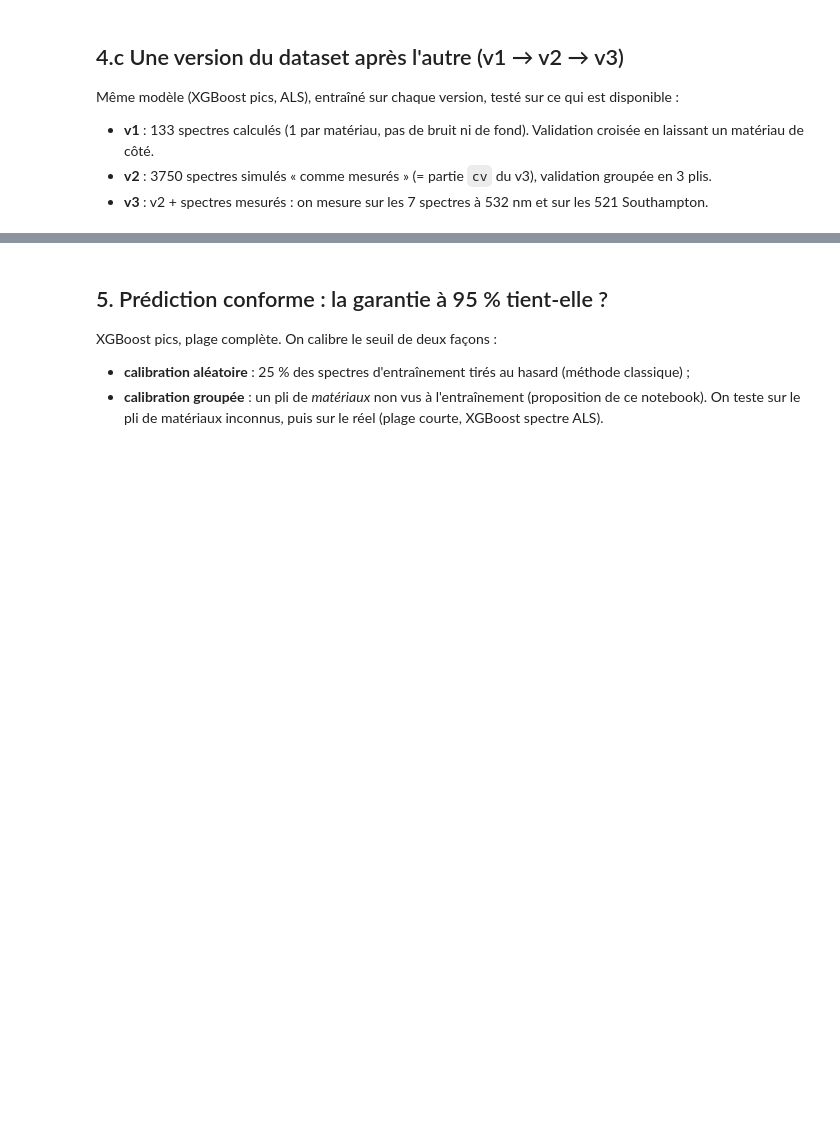
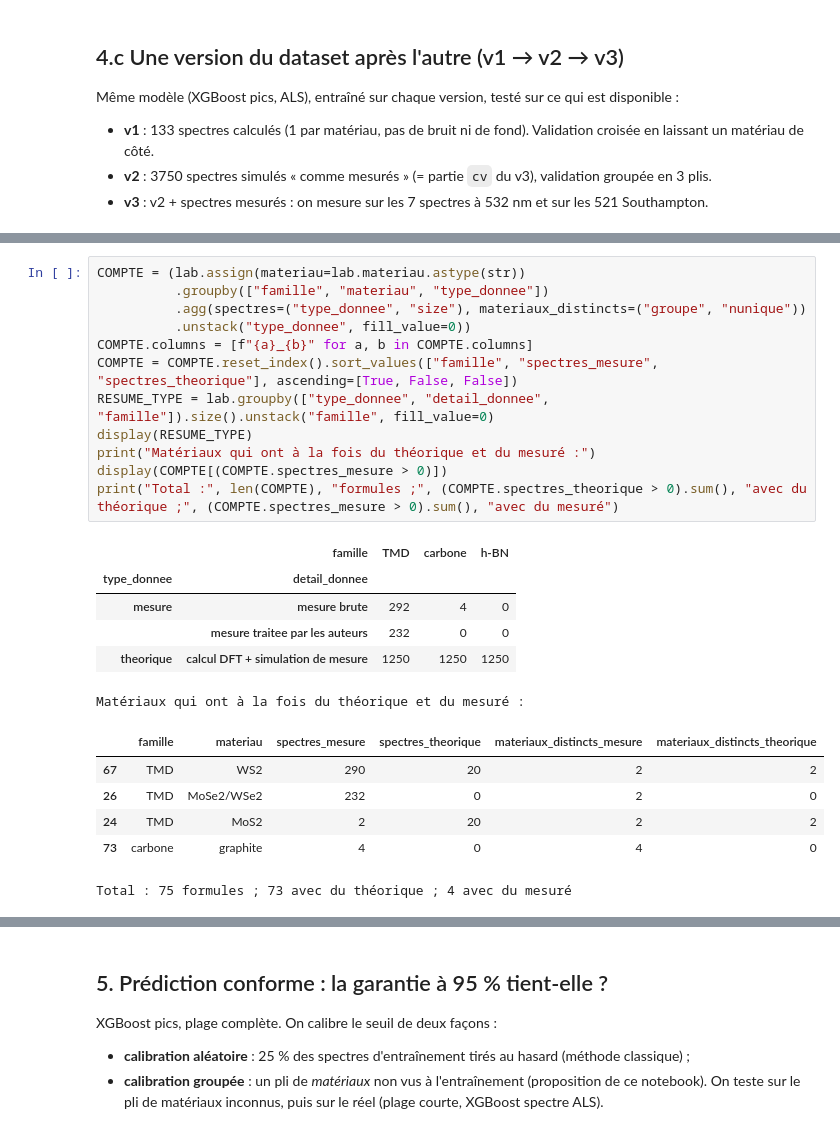
Before and after one commit to manalhdev/raman-2d-qc, a Jupyter notebook: notebooks/Modeles_Raman_v3.ipynb, the cells around one changed output, grey strips where cells are left out. Saved outputs shown, nothing was run; the diff lists cells and outputs as text; blank space fills up the shorter version.

```diff
--- a/notebooks/Modeles_Raman_v3.ipynb
+++ b/notebooks/Modeles_Raman_v3.ipynb
@@ -492,0 +504,25 @@ display(VERS.round(3))
+# %%
+COMPTE = (lab.assign(materiau=lab.materiau.astype(str))
+          .groupby(["famille", "materiau", "type_donnee"])
+          .agg(spectres=("type_donnee", "size"), materiaux_distincts=("groupe", "nunique"))
+          .unstack("type_donnee", fill_value=0))
+COMPTE.columns = [f"{a}_{b}" for a, b in COMPTE.columns]
+COMPTE = COMPTE.reset_index().sort_values(["famille", "spectres_mesure", "spectres_theorique"], ascending=[True, False, False])
+RESUME_TYPE = lab.groupby(["type_donnee", "detail_donnee", "famille"]).size().unstack("famille", fill_value=0)
+display(RESUME_TYPE)
+print("Matériaux qui ont à la fois du théorique et du mesuré :")
+display(COMPTE[(COMPTE.spectres_mesure > 0)])
+print("Total :", len(COMPTE), "formules ;", (COMPTE.spectres_theorique > 0).sum(), "avec du théorique ;", (COMPTE.spectres_mesure > 0).sum(), "avec du mesuré")
+# %% [output]
+|  | famille | TMD | carbone | h-BN |
+| type_donnee | detail_donnee |  |  |  |
+| mesure | mesure brute | 292 | 4 | 0 |
+|  | mesure traitee par les auteurs | 232 | 0 | 0 |
+| theorique | calcul DFT + simulation de mesure | 1250 | 1250 | 1250 |
+Matériaux qui ont à la fois du théorique et du mesuré :
+|  | famille | materiau | spectres_mesure | spectres_theorique | materiaux_distincts_mesure | materiaux_distincts_theorique |
+| 67 | TMD | WS2 | 290 | 20 | 2 | 2 |
+| 26 | TMD | MoSe2/WSe2 | 232 | 0 | 2 | 0 |
+| 24 | TMD | MoS2 | 2 | 20 | 2 | 2 |
+| 73 | carbone | graphite | 4 | 0 | 4 | 0 |
+Total : 75 formules ; 73 avec du théorique ; 4 avec du mesuré
```
Also changed, not shown: parts of 7 cells of this notebook, 8 other files.
